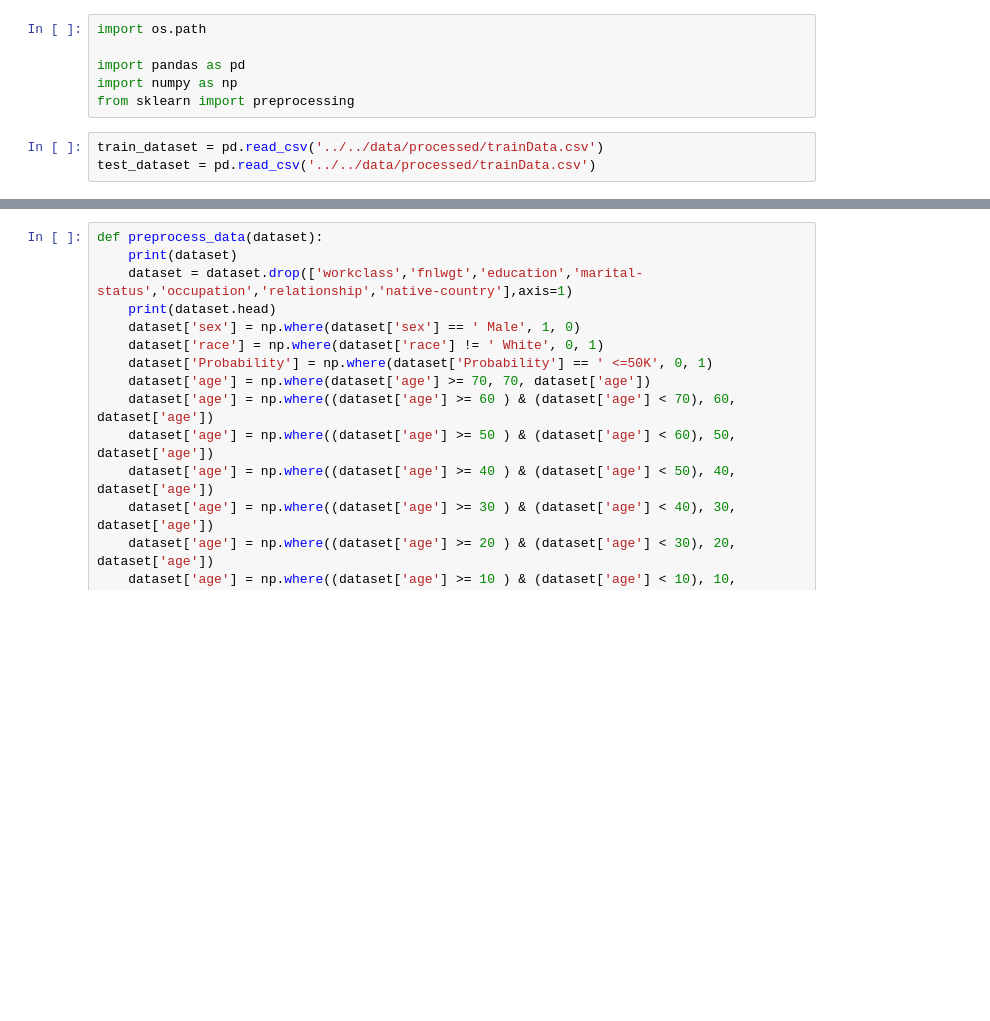
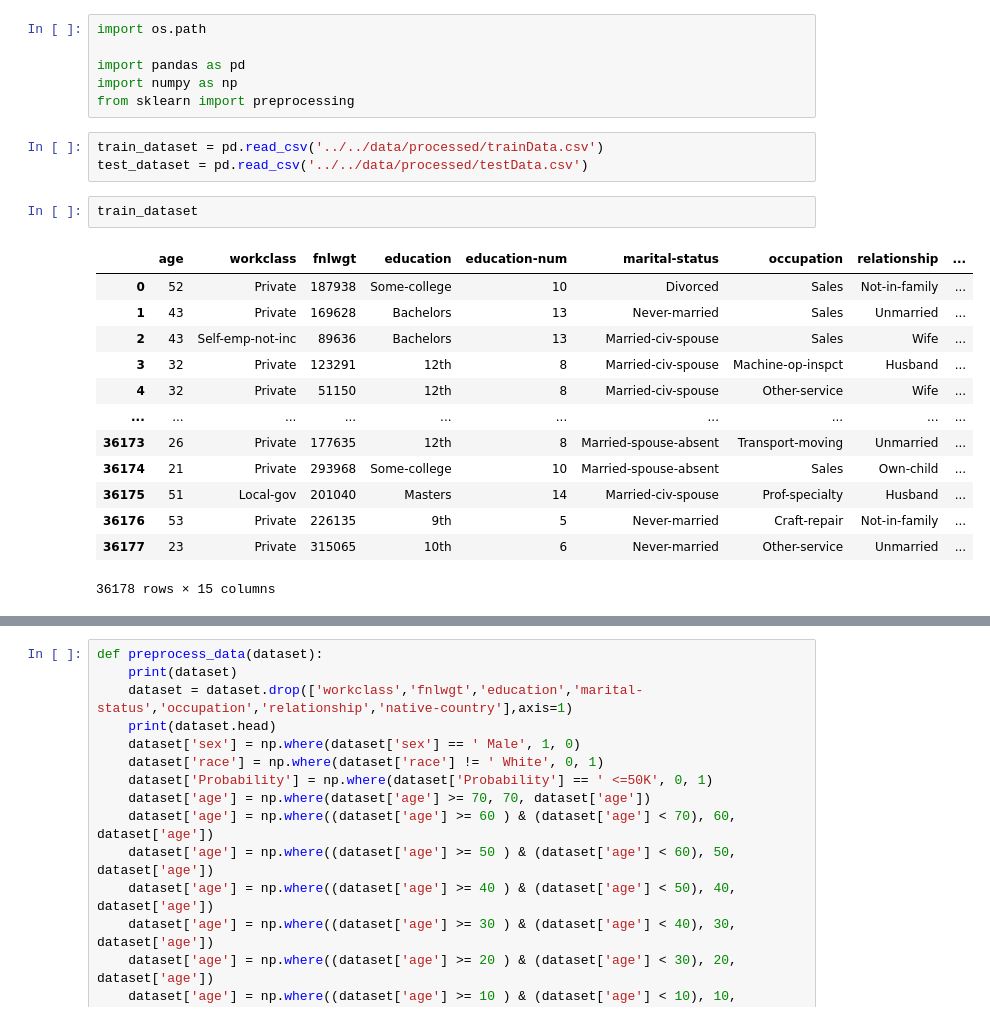
Before and after one commit to RebelOfDeath/meesterproef, a Jupyter notebook: code/Biased/AdultBiased.ipynb, the cells around one changed output, grey strips where cells are left out. Drawn from its saved outputs; the diff is of its cells as text; blank space fills up the shorter version.

```diff
--- a/code/Biased/AdultBiased.ipynb
+++ b/code/Biased/AdultBiased.ipynb
@@ -6,4 +6,20 @@ import numpy as np
 from sklearn import preprocessing
 # %%
 train_dataset = pd.read_csv('../../data/processed/trainData.csv')
-test_dataset = pd.read_csv('../../data/processed/trainData.csv')
+test_dataset = pd.read_csv('../../data/processed/testData.csv')
+# %%
+train_dataset
+# %% [output]
+|  | age | workclass | fnlwgt | education | education-num | marital-status | occupation | relationship | ... |
+| 0 | 52 | Private | 187938 | Some-college | 10 | Divorced | Sales | Not-in-family | ... |
+| 1 | 43 | Private | 169628 | Bachelors | 13 | Never-married | Sales | Unmarried | ... |
+| 2 | 43 | Self-emp-not-inc | 89636 | Bachelors | 13 | Married-civ-spouse | Sales | Wife | ... |
+| 3 | 32 | Private | 123291 | 12th | 8 | Married-civ-spouse | Machine-op-inspct | Husband | ... |
+| 4 | 32 | Private | 51150 | 12th | 8 | Married-civ-spouse | Other-service | Wife | ... |
+| ... | ... | ... | ... | ... | ... | ... | ... | ... | ... |
+| 36173 | 26 | Private | 177635 | 12th | 8 | Married-spouse-absent | Transport-moving | Unmarried | ... |
+| 36174 | 21 | Private | 293968 | Some-college | 10 | Married-spouse-absent | Sales | Own-child | ... |
+| 36175 | 51 | Local-gov | 201040 | Masters | 14 | Married-civ-spouse | Prof-specialty | Husband | ... |
+| 36176 | 53 | Private | 226135 | 9th | 5 | Never-married | Craft-repair | Not-in-family | ... |
+| 36177 | 23 | Private | 315065 | 10th | 6 | Never-married | Other-service | Unmarried | ... |
+36178 rows × 15 columns
```
Also changed, not shown: parts of 8 cells of this notebook, 2 other files.
